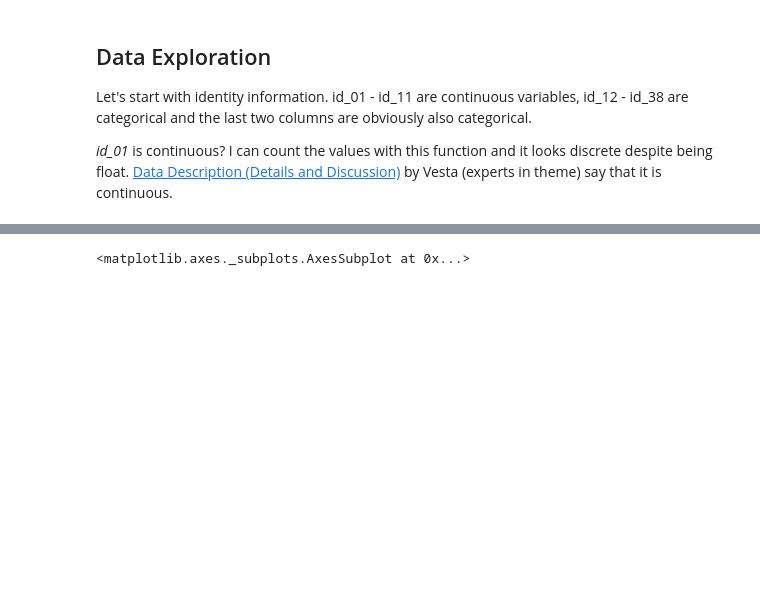
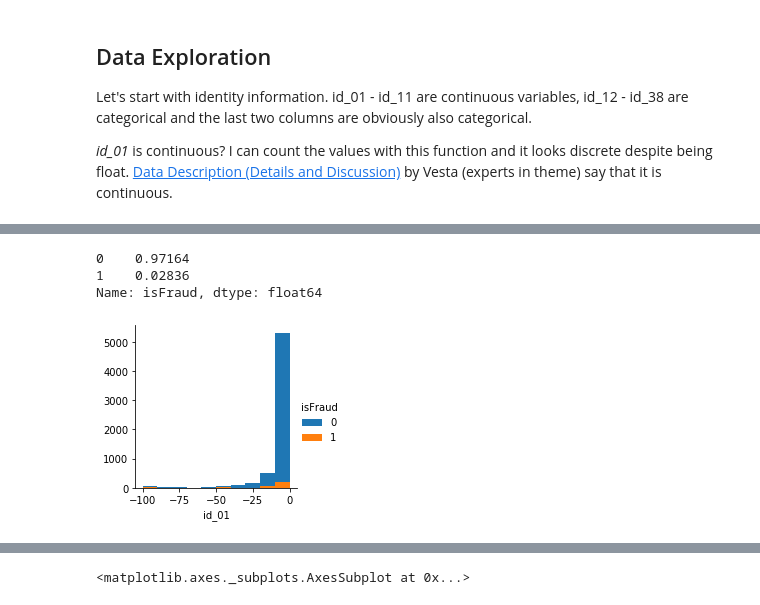
Before and after one commit to CamiVasz/aprendizaje-estadistico, a Jupyter notebook: ieee-fraud-detection/working/data_exploration.ipynb, the cells around one changed output, grey strips where cells are left out. Cells and saved outputs as stored; diff of their text form; code cells hidden in the pictures; blank space fills up the shorter version.

```diff
--- a/ieee-fraud-detection/working/data_exploration.ipynb
+++ b/ieee-fraud-detection/working/data_exploration.ipynb
@@ -31,11 +21,15 @@ En este punto decidi no leerlos todos para no agotar la memoria de mi computador
 # %%
 folder_path = '../input/'
-train_identity = pd.read_csv(f'{folder_path}train_identity.csv', nrows=70000)
-train_transaction = pd.read_csv(f'{folder_path}train_transaction.csv', nrows=250000)
+
+# Train
+train_transaction = pd.read_csv(f'{folder_path}train_transaction.csv', nrows=25000)
+X_train, y_train = train_transaction.drop('isFraud', axis=1), train_transaction['isFraud']
+
+# Test
 # test_identity = pd.read_csv(f'{folder_path}test_identity.csv')
 # test_transaction = pd.read_csv(f'a{folder_path}test_transaction.csv')
 # sub = pd.read_csv(f'{folder_path}sample_submission.csv')
-train = pd.merge(train_transaction, train_identity, on='TransactionID', how='left')
+# train = pd.merge(train_transaction, train_identity, on='TransactionID', how='left')
 # %%
 print(f'''
 train identity shape:  {train_identity.shape},
@@ -90,0 +120,12 @@ Let's start with identity information. id_01 - id_11 are continuous variables, i
+# %%
+train['isFraud'].value_counts()/ train['isFraud'].count()
+# %% [output]
+0    0.97164
+1    0.02836
+Name: isFraud, dtype: float64
+# %%
+g2 = sns.FacetGrid(train, hue='isFraud')
+g2.map(plt.hist, "id_01")
+g2.add_legend();
+# %% [output]
+[figure, added]
```
Also changed, not shown: parts of 22 cells of this notebook.
